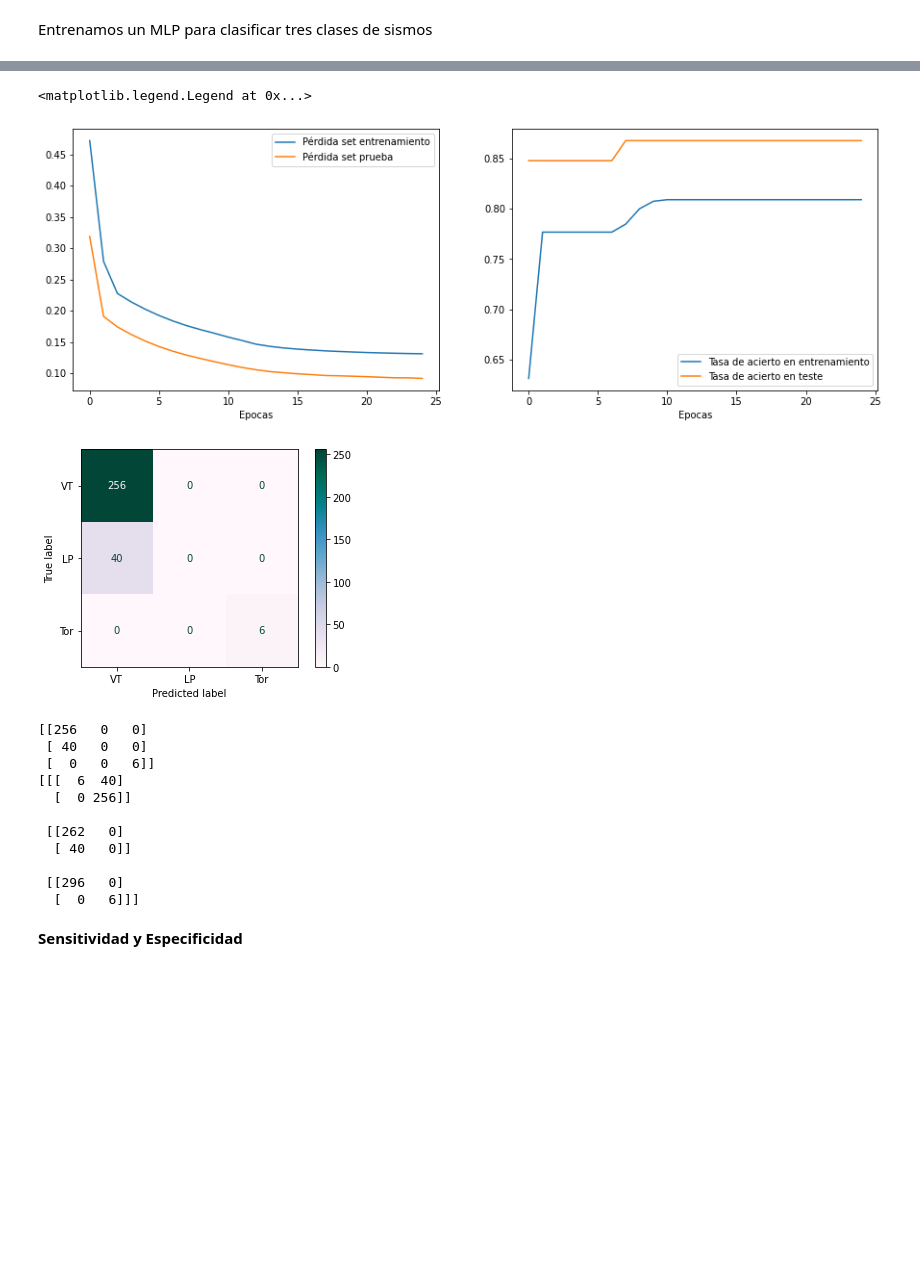
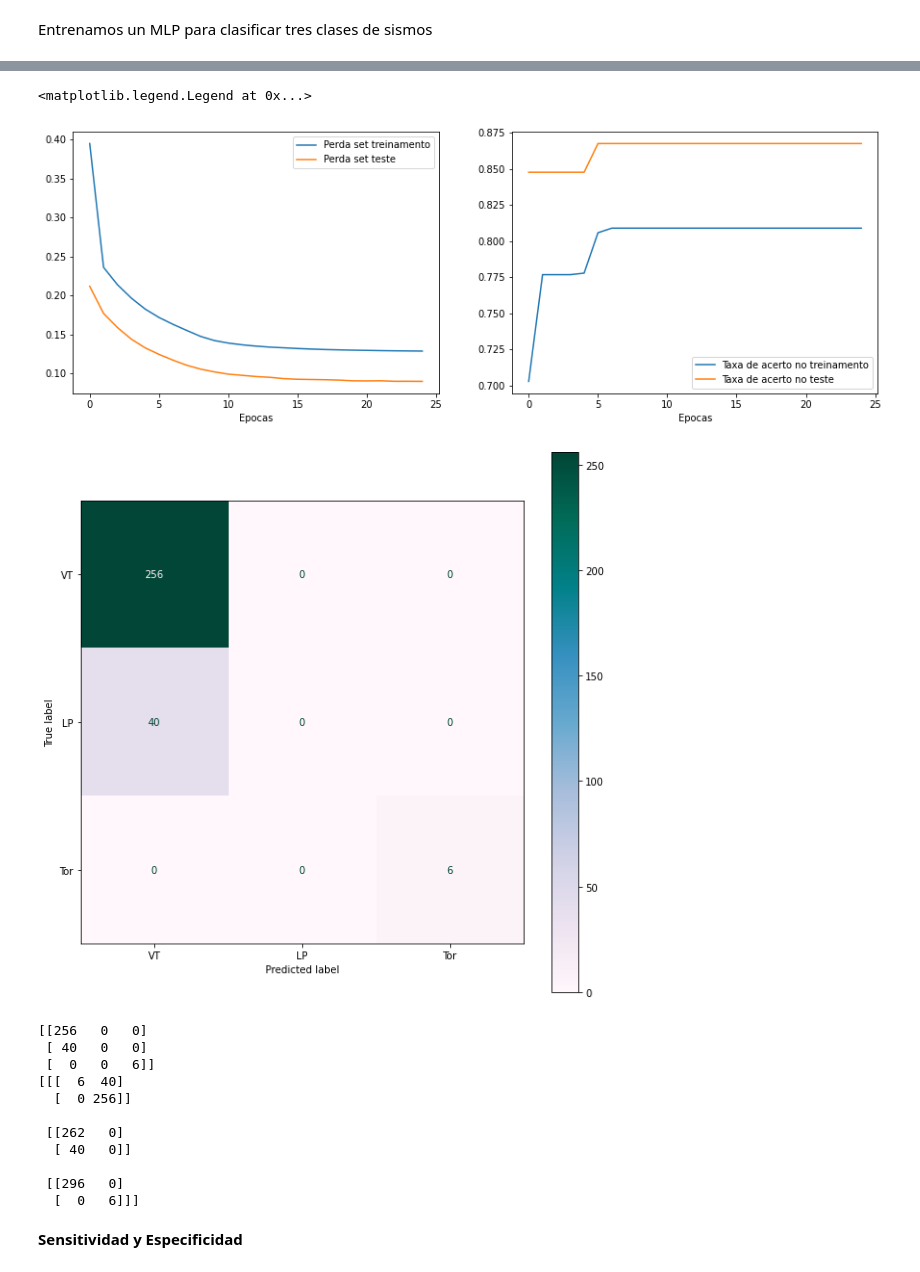
Before and after one commit to paulandrea0/Qualifica-LPC, a Jupyter notebook: LPC_Clasificador_MLPerseptron.ipynb, the cells around one changed output, grey strips where cells are left out. Cells and saved outputs as stored; diff of their text form; code cells hidden in the pictures; blank space fills up the shorter version.

```diff
--- a/LPC_Clasificador_MLPerseptron.ipynb
+++ b/LPC_Clasificador_MLPerseptron.ipynb
@@ -867,7 +215,7 @@ dim_entrada = X_train.shape[1]
 entrada = Input(shape=(dim_entrada,))
 print(X_train.shape[1])
 
-x = Dense(200, activation='relu', kernel_regularizer=l2(0.005))(entrada)
+x = Dense(500, activation='relu', kernel_regularizer=l2(0.005))(entrada)
 x = Dropout(0.25)(x)
 x = Dense(100, activation='relu')(x)
 x = Dropout(0.25)(x)
@@ -923,18 +271,18 @@ Epoch 25/25
 import matplotlib.pyplot as plt
 plt.figure(5, figsize=(15,5))
 plt.subplot(1,2,1)
-plt.plot(historia.history["loss"], label="Pérdida set entrenamiento")
-plt.plot(historia.history["val_loss"], label="Pérdida set prueba")
+plt.plot(historia.history["loss"], label="Perda set treinamento")
+plt.plot(historia.history["val_loss"], label="Perda set teste")
 plt.xlabel('Epocas')
 plt.legend()
 plt.subplot(1,2,2)
-plt.plot(historia.history["accuracy"], label="Tasa de acierto en entrenamiento")
-plt.plot(historia.history["val_accuracy"], label="Tasa de acierto en teste")
+plt.plot(historia.history["accuracy"], label="Taxa de acerto no treinamento")
+plt.plot(historia.history["val_accuracy"], label="Taxa de acerto no teste")
 plt.xlabel('Epocas')
 plt.legend()
 # %% [output]
 <matplotlib.legend.Legend at 0x...>
-[figure, old version]
+[figure, new version]
 # %%
 from sklearn.metrics import confusion_matrix, precision_score, recall_score, f1_score
 from sklearn.metrics import ConfusionMatrixDisplay
@@ -950,35 +298,37 @@ for i in range(len(y_test)):
   if y_test[i,0] > 0:
     y_true.append('VT')
   if y_test[i,1] > 0:
     y_true.append('LP')
   if y_test[i,2] > 0:
     y_true.append('Tor')
 
 y_salida = []
 for i in range(len(y_pred_)):
   if y_pred_[i,0] > 0:
     y_salida.append('VT')
   if y_pred_[i,1] > 0:
     y_salida.append('LP')
   if y_pred_[i,2] > 0:
     y_salida.append('Tor')
 
 # Matriz de confusión multiclase
 c = confusion_matrix ( y_true , y_salida , labels = ["VT", "LP", "Tor"] , sample_weight = None )
 disp = ConfusionMatrixDisplay(confusion_matrix=c, display_labels=["VT", "LP", "Tor"])
-disp.plot(cmap = 'PuBuGn', colorbar = True)
+fig, ax = plt.subplots(figsize=(10,10))
+disp.plot(ax=ax, cmap = 'PuBuGn', colorbar = True)
+plt.show()
 
 plt.show()
 
 print(c)
 cm = multilabel_confusion_matrix(y_true, y_salida, labels=["VT", "LP", "Tor"])
 print(cm)
 
 cmVT = cm[0]
 cmLP = cm[1]
 cmTor = cm[2]
 # %% [output]
-[figure, old version]
+[figure, new version]
 [[256   0   0]
  [ 40   0   0]
  [  0   0   6]]
```
Also changed, not shown: parts of 24 cells of this notebook.
